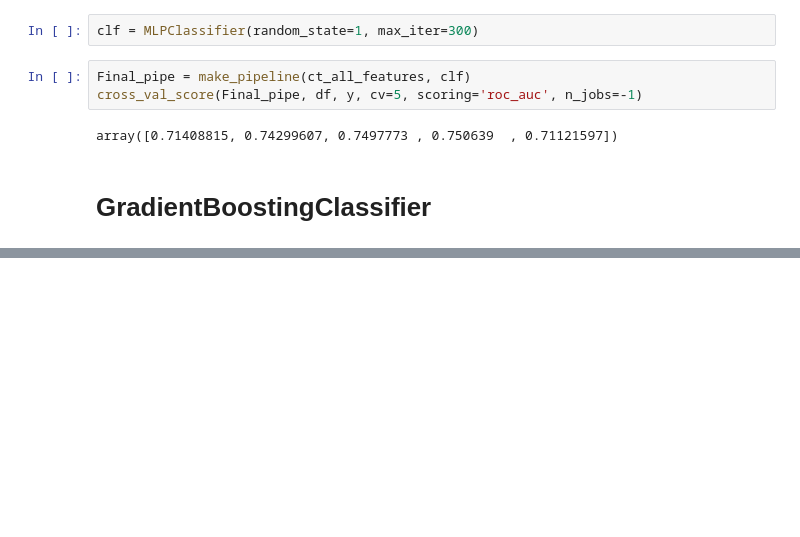
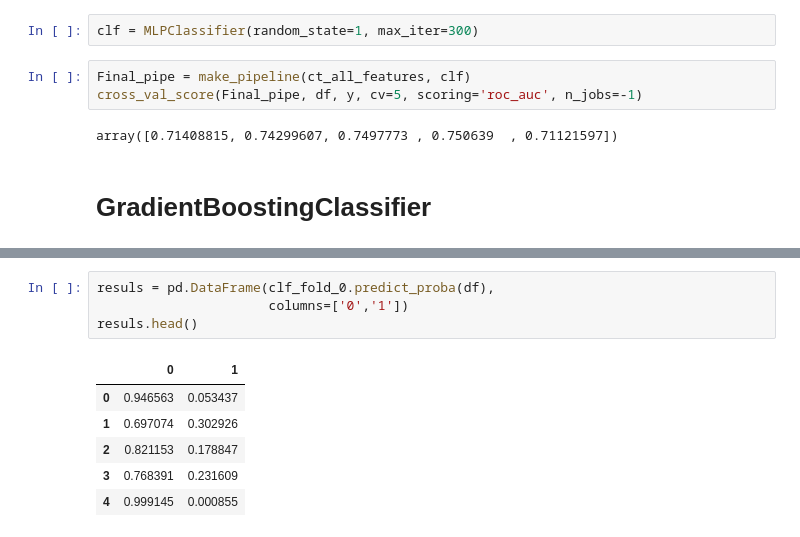
Before and after one commit to Atashnezhad/A_Data_Science_Project, a Jupyter notebook: Codes/P02_Modeling.ipynb, the cells around one changed output, grey strips where cells are left out. Saved outputs shown, nothing was run; the diff lists cells and outputs as text; blank space fills up the shorter version.

```diff
--- a/Codes/P02_Modeling.ipynb
+++ b/Codes/P02_Modeling.ipynb
@@ -627,0 +647,11 @@ cross_val_score(Final_pipe, df, y, cv=5, scoring='roc_auc', n_jobs=-1)
+# %%
+resuls = pd.DataFrame(clf_fold_0.predict_proba(df),
+                      columns=['0','1'])
+resuls.head()
+# %% [output]
+|  | 0 | 1 |
+| 0 | 0.946563 | 0.053437 |
+| 1 | 0.697074 | 0.302926 |
+| 2 | 0.821153 | 0.178847 |
+| 3 | 0.768391 | 0.231609 |
+| 4 | 0.999145 | 0.000855 |
```
Also changed, not shown: parts of 10 cells of this notebook.
